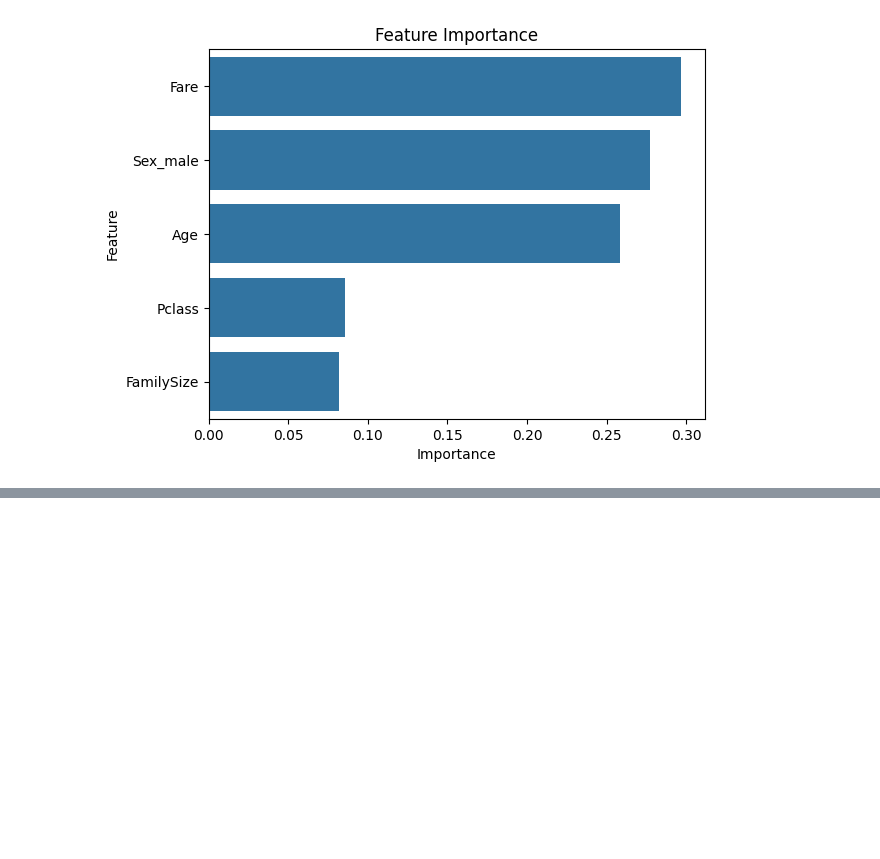
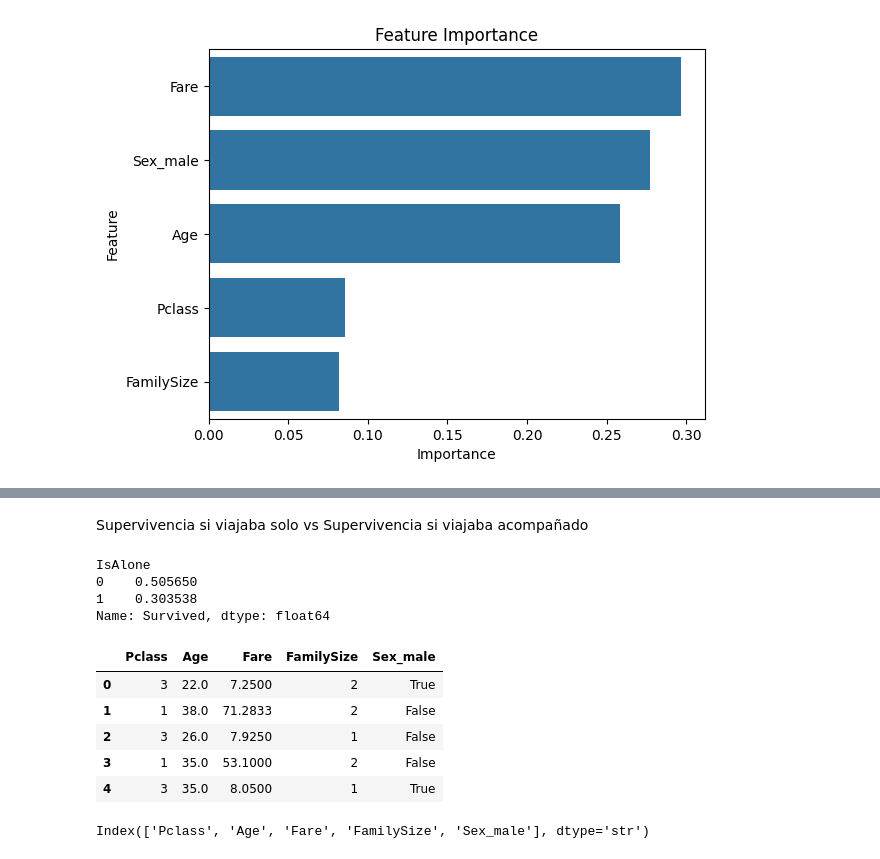
Before and after one commit to adof96/titanic-ml-project, a Jupyter notebook: notebooks/analisis.ipynb, the cells around one changed output, grey strips where cells are left out. Saved outputs shown, nothing was run; the diff lists cells and outputs as text; code cells hidden in the pictures; blank space fills up the shorter version.

```diff
--- a/notebooks/analisis.ipynb
+++ b/notebooks/analisis.ipynb
@@ -377,0 +426,24 @@ plot_feature_importance(rf_model, X)
+# %% [markdown]
+Supervivencia si viajaba solo
+vs
+Supervivencia si viajaba acompañado
+# %%
+df.groupby('IsAlone')['Survived'].mean()
+# %% [output]
+IsAlone
+0    0.505650
+1    0.303538
+Name: Survived, dtype: float64
+# %%
+X.head()
+# %% [output]
+|  | Pclass | Age | Fare | FamilySize | Sex_male |
+| 0 | 3 | 22.0 | 7.2500 | 2 | True |
+| 1 | 1 | 38.0 | 71.2833 | 2 | False |
+| 2 | 3 | 26.0 | 7.9250 | 1 | False |
+| 3 | 1 | 35.0 | 53.1000 | 2 | False |
+| 4 | 3 | 35.0 | 8.0500 | 1 | True |
+# %%
+X.columns
+# %% [output]
+Index(['Pclass', 'Age', 'Fare', 'FamilySize', 'Sex_male'], dtype='str')
```
Also changed, not shown: parts of 10 cells of this notebook, 3 other files.
